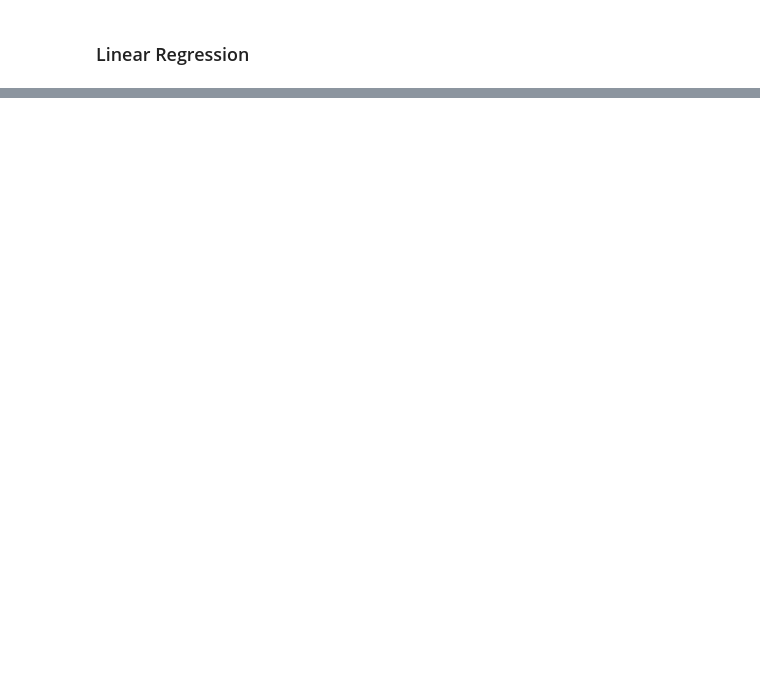
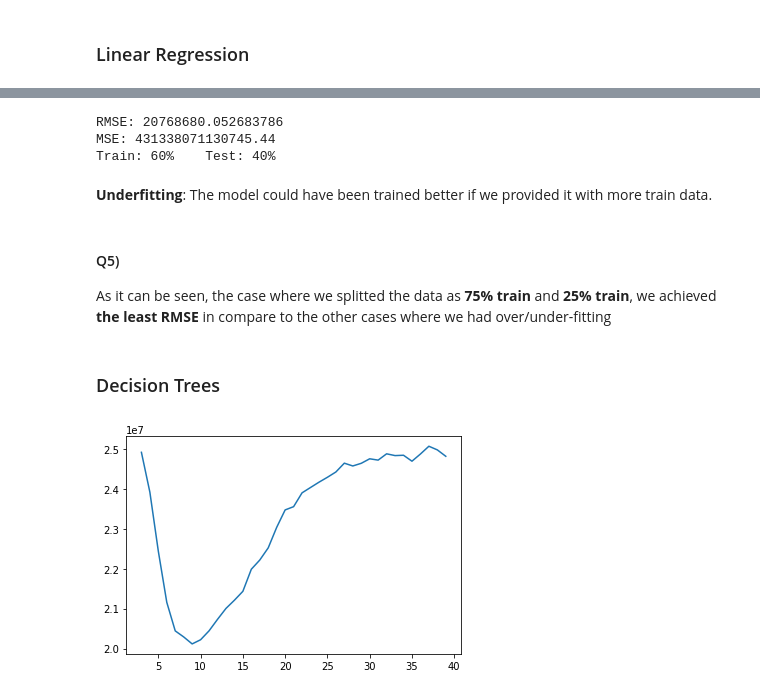
Before and after one commit to daneshvar-amrollahi/Car-Price-Prediction, a Jupyter notebook: CA4-810197685.ipynb, the cells around one changed output, grey strips where cells are left out. Drawn from its saved outputs; the diff is of its cells as text; code cells hidden in the pictures; blank space fills up the shorter version.

```diff
--- a/CA4-810197685.ipynb
+++ b/CA4-810197685.ipynb
@@ -469,0 +498,32 @@ MSE: 428929054725111.8
+# %%
+print('RMSE:', mean_squared_error(price_lin, y_test, squared = False))
+print('MSE:', mean_squared_error(price_lin, y_test, squared = True))
+print("Train: 60%    Test: 40%")
+# %% [output]
+RMSE: 20768680.052683786
+MSE: 431338071130745.44
+Train: 60%    Test: 40%
+# %% [markdown]
+**Underfitting**: The model could have been trained better if we provided it with more train data.
+# %% [markdown]
+#### Q5)
+As it can be seen, the case where we splitted the data as **75% train** and **25% train**, we achieved **the least RMSE** in compare to the other cases where we had over/under-fitting
+# %% [markdown]
+### Decision Trees
+# %%
+X_train, X_test, y_train, y_test = train_test_split(X, y, test_size = 0.25, random_state = 0)
+
+
+n = [i for i in range(3, 40)]
+err = [0 for i in range(3, 40)]
+
+for i in range(len(n)):
+    decision_tree = tree.DecisionTreeRegressor(max_depth = n[i], min_samples_split = 2)
+    decision_tree.fit(X_train, y_train)
+    price_decision_tree = decision_tree.predict(X_test)
+    err[i] = mean_squared_error(price_decision_tree, y_test, squared = False)
+
+plt.plot(n, err)
+plt.show()
+# %% [output]
+[figure, added]
```
Also changed, not shown: parts of 23 cells of this notebook.
